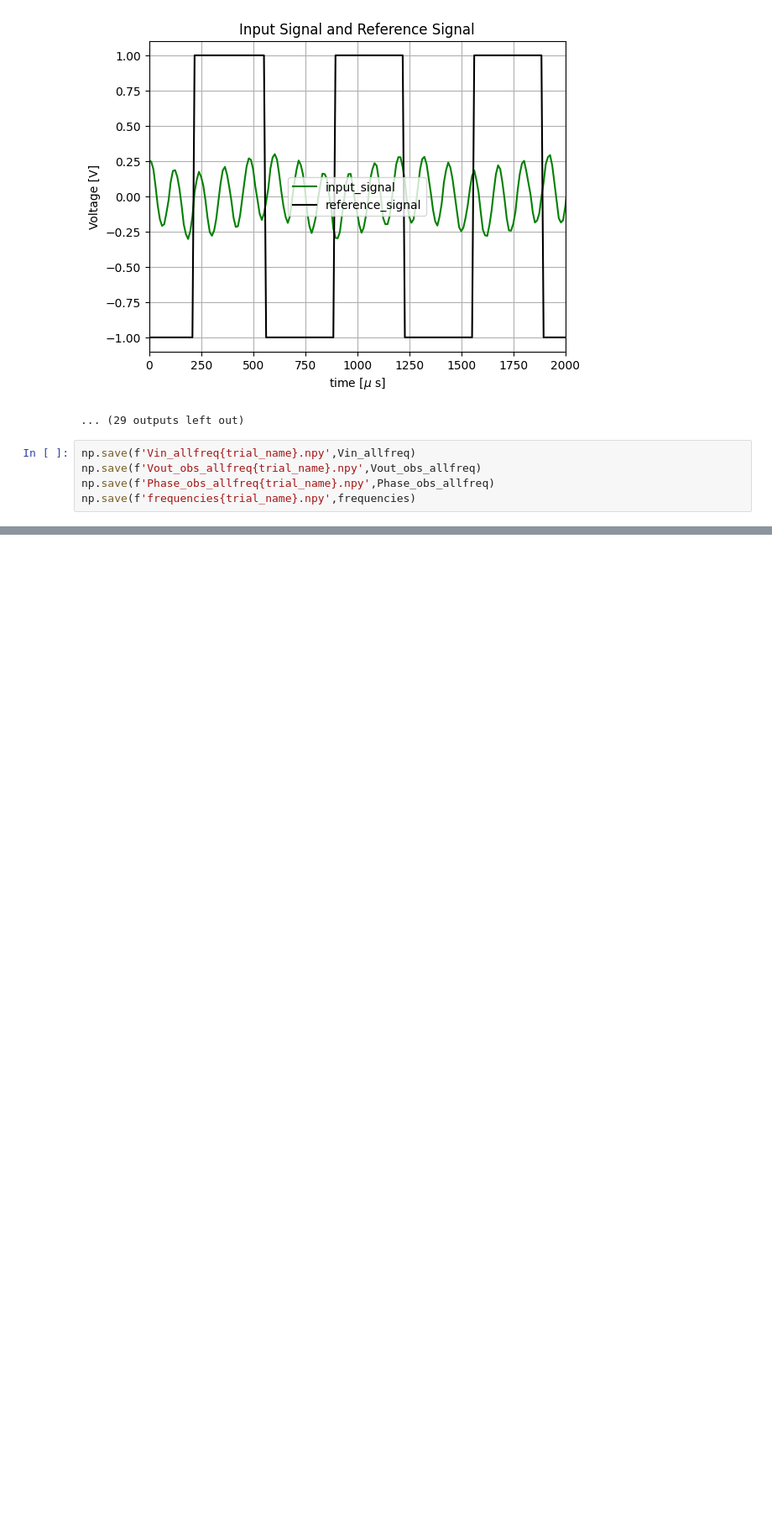
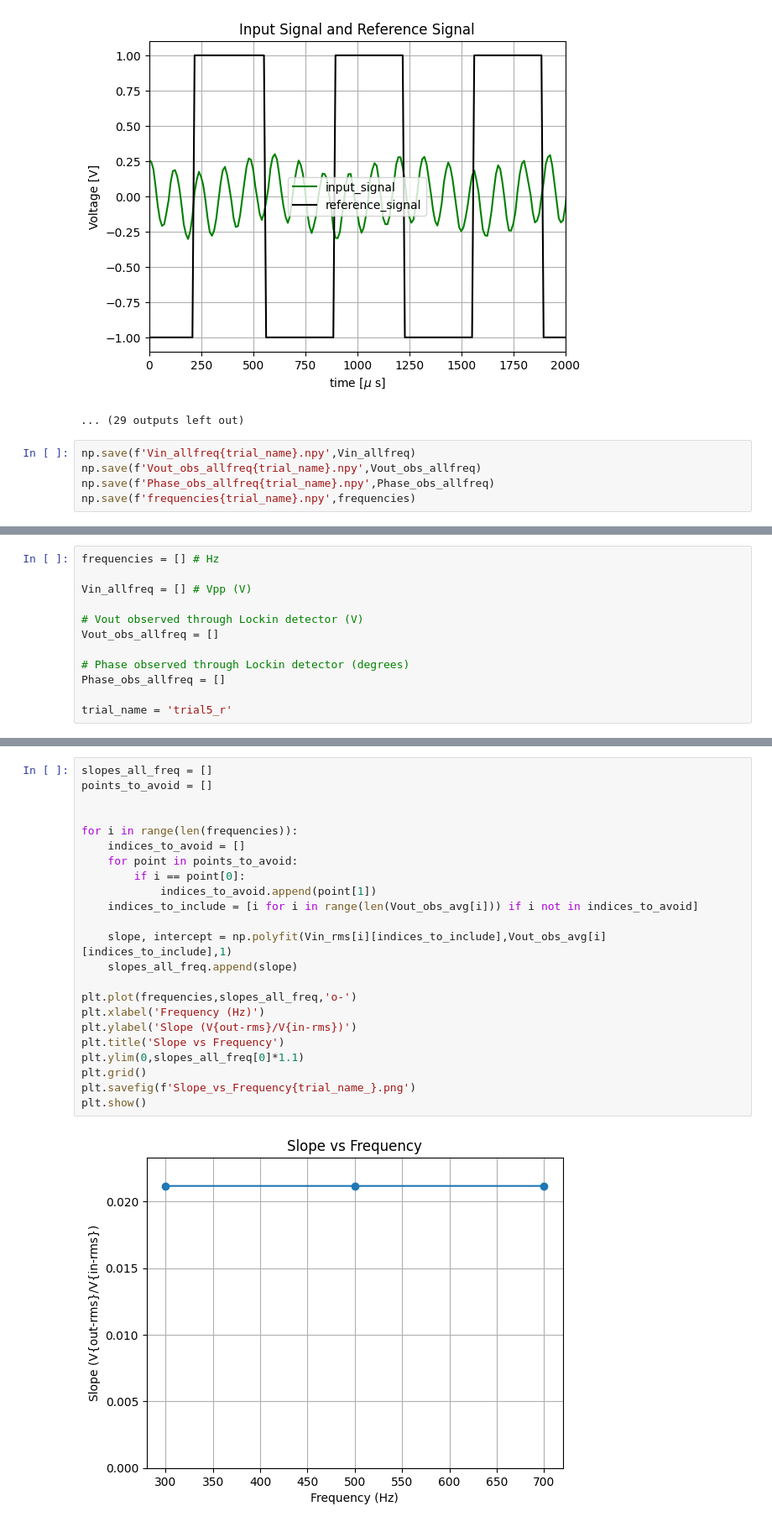
Before and after one commit to AdhilshaA/Lockin_expeyes, a Jupyter notebook: codes/main_codes/main_process_fngenerator_sqwave.ipynb, the cells around one changed output, grey strips where cells are left out. Shown at 84% size. Saved outputs shown, nothing was run; the diff lists cells and outputs as text; blank space fills up the shorter version.

```diff
--- a/codes/main_codes/main_process_fngenerator_sqwave.ipynb
+++ b/codes/main_codes/main_process_fngenerator_sqwave.ipynb
@@ -621,0 +642,12 @@ plt.show()
+# %%
+frequencies = [] # Hz
+
+Vin_allfreq = [] # Vpp (V)
+
+# Vout observed through Lockin detector (V)
+Vout_obs_allfreq = []
+
+# Phase observed through Lockin detector (degrees)
+Phase_obs_allfreq = []
+
+trial_name = 'trial5_r'
@@ -621,0 +755,25 @@ plt.show()
+# %%
+slopes_all_freq = []
+points_to_avoid = []
+
+
+for i in range(len(frequencies)):
+    indices_to_avoid = []
+    for point in points_to_avoid:
+        if i == point[0]:
+            indices_to_avoid.append(point[1])
+    indices_to_include = [i for i in range(len(Vout_obs_avg[i])) if i not in indices_to_avoid]
+
+    slope, intercept = np.polyfit(Vin_rms[i][indices_to_include],Vout_obs_avg[i][indices_to_include],1)
+    slopes_all_freq.append(slope)
+
+plt.plot(frequencies,slopes_all_freq,'o-')
+plt.xlabel('Frequency (Hz)')
+plt.ylabel('Slope (V{out-rms}/V{in-rms})')
+plt.title('Slope vs Frequency')
+plt.ylim(0,slopes_all_freq[0]*1.1)
+plt.grid()
+plt.savefig(f'Slope_vs_Frequency{trial_name_}.png')
+plt.show()
+# %% [output]
+[figure, added]
```
Also changed, not shown: parts of 11 cells of this notebook, 8 other files.
